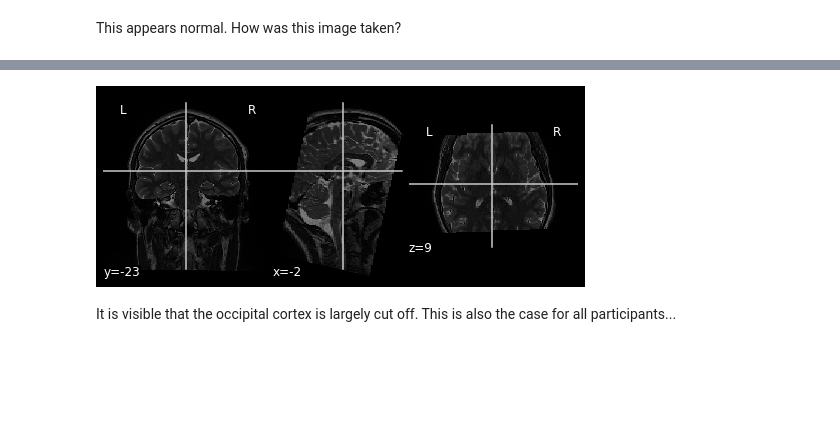
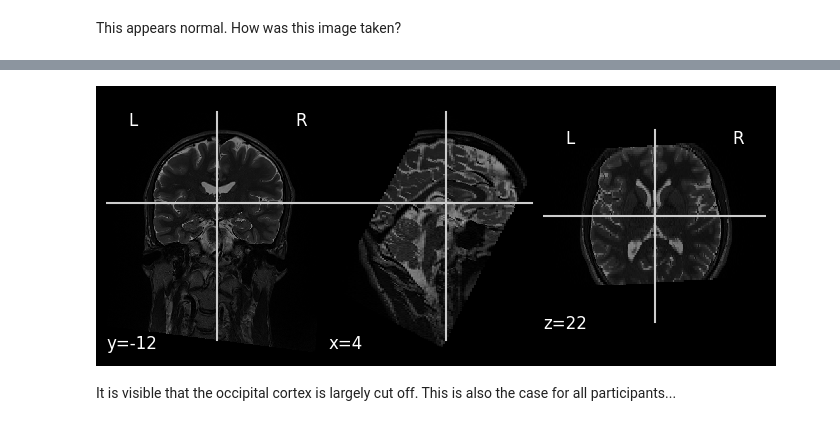
Before and after one commit to tchaase/research-internship-2022, a Jupyter notebook: code/data_exploration.ipynb, the cells around one changed output, grey strips where cells are left out. Drawn from its saved outputs; the diff is of its cells as text; code cells hidden in the pictures; blank space fills up the shorter version.

```diff
--- a/code/data_exploration.ipynb
+++ b/code/data_exploration.ipynb
@@ -162,12 +141,12 @@ from nilearn.plotting import plot_anat, plot_img
 from nilearn.image import mean_img
 
 #Files paths for all files needed in this section:
-data_path_t1w_sub10 = '/home/tchaase/Documents/Universitaet/Forschungsmodul/project/data/ds003707/sub-10/anat/sub-10_T1w.nii.gz'
-data_path_t2w_sub10 = '/home/tchaase/Documents/Universitaet/Forschungsmodul/project/data/ds003707/sub-10/anat/sub-10_T2w.nii.gz'
+data_path_t1w_sub06 = '/home/tchaase/Documents/Universitaet/Forschungsmodul/project/data/ds003707/sub-06/anat/sub-06_T1w.nii.gz'
+data_path_t2w_sub06 = '/home/tchaase/Documents/Universitaet/Forschungsmodul/project/data/ds003707/sub-06/anat/sub-06_T2w.nii.gz'
 
 #Object from pybids:
-t1w_sub10_bids = layout.get(subject = ['10'], extension = 'nii.gz')[0]
-t2w_sub10_bids = layout.get(subject = ['10'], extension = 'nii.gz')[1]
+t1w_sub06_bids = layout.get(subject = ['06'], extension = 'nii.gz')[0]
+t2w_sub06_bids = layout.get(subject = ['06'], extension = 'nii.gz')[1]
 # %% [markdown]
 Firstly, I will plot the T1w images. Then I will inspect aquisistion parameters.
 # %%
@@ -199,7 +178,7 @@ t1w_sub10_bids.get_metadata()
 # %%
-plot_anat(data_path_t2w_sub10);
+plot_anat(data_path_t2w_sub06);
 # %% [output]
-[figure, old version]
+[figure, new version]
 # %% [markdown]
 It is visible that the occipital cortex is largely cut off. This is also the case for all participants...
 # %%
```
Also changed, not shown: parts of 25 cells of this notebook.
